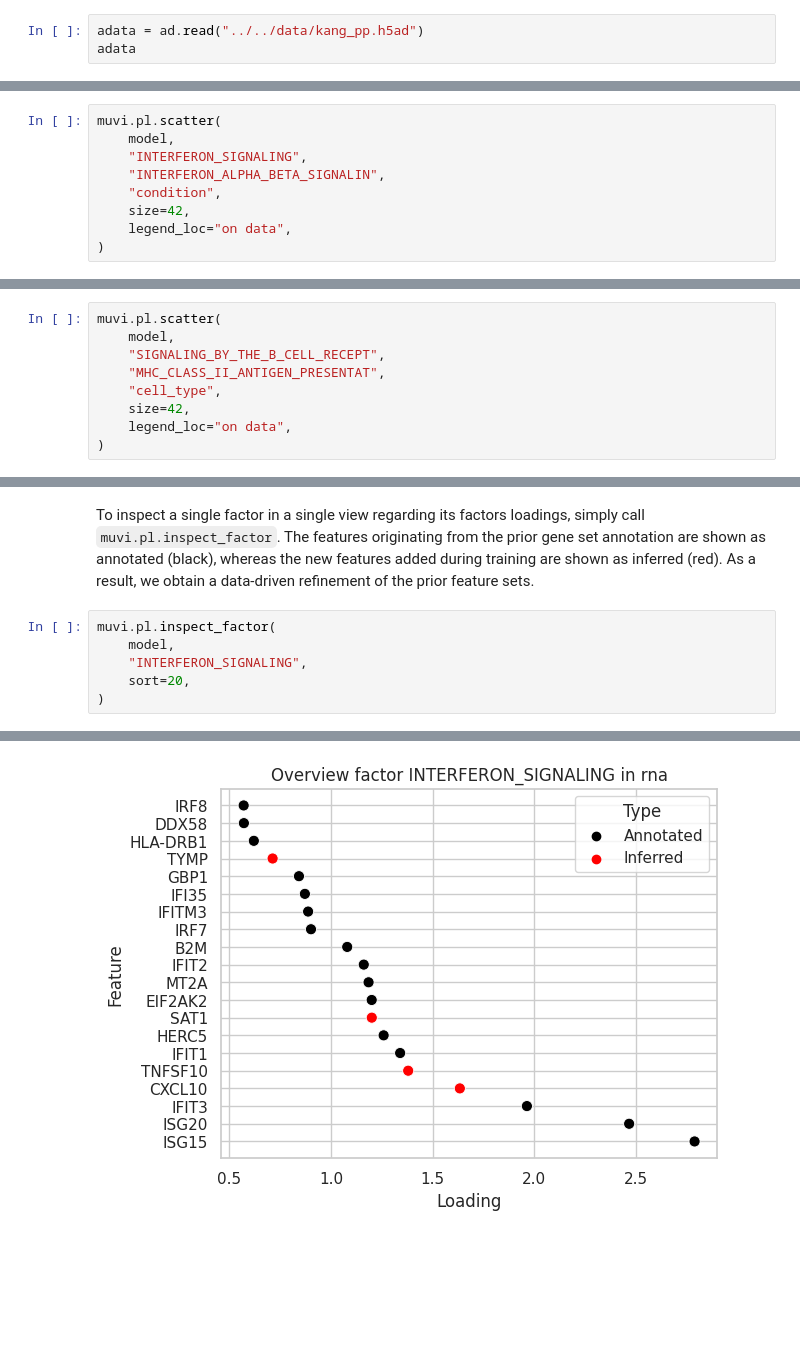
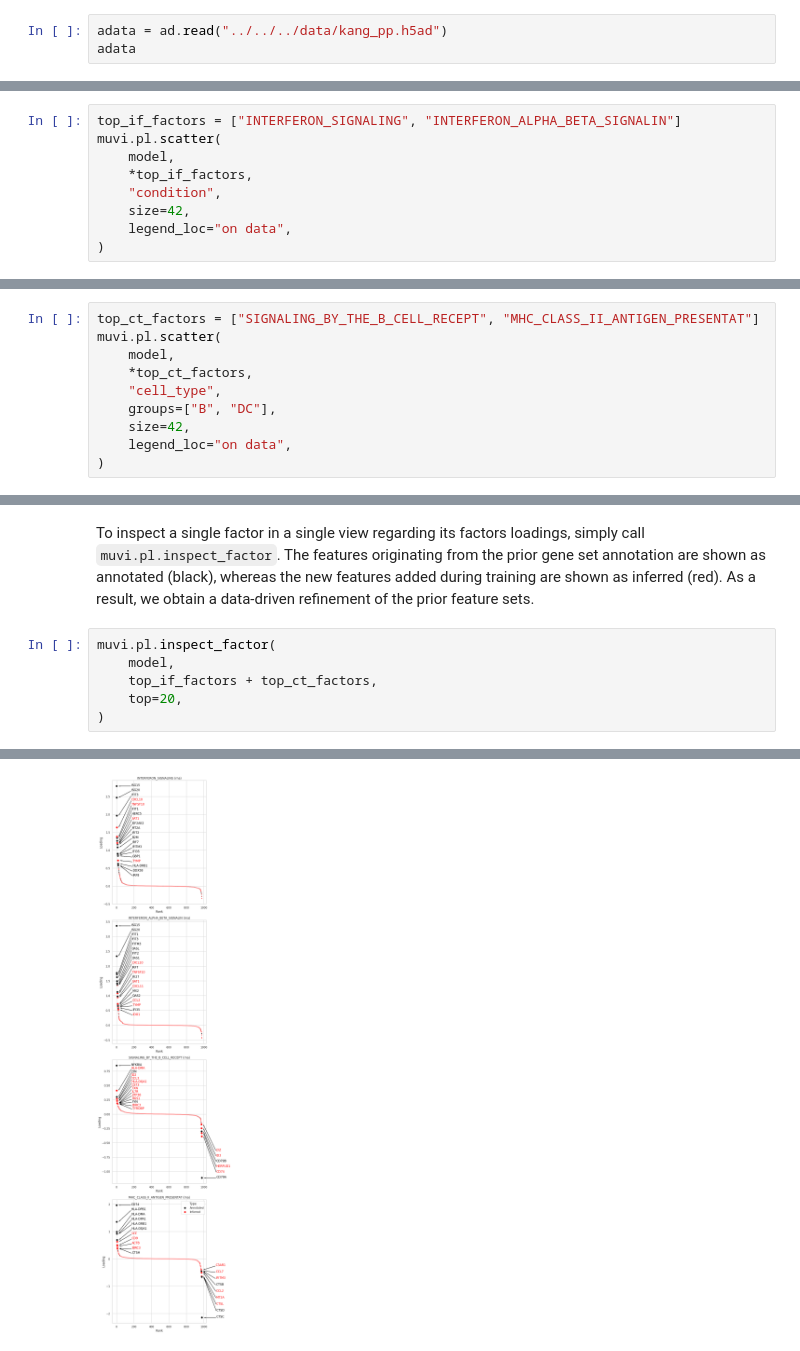
Before and after one commit to MLO-lab/MuVI, a Jupyter notebook: examples/2_single-cell_rna-seq.ipynb, the cells around one changed output, grey strips where cells are left out. Cells and saved outputs as stored; diff of their text form; blank space fills up the shorter version.

```diff
--- a/examples/2_single-cell_rna-seq.ipynb
+++ b/examples/2_single-cell_rna-seq.ipynb
@@ -49,7 +39,7 @@ Using GPU #2
 # %% [markdown]
 We adopt the preprocessing from [Rybakov et al., 2020](https://doi.org/10.1101/2020.12.02.401182). First, we load the processed AnnData object from the `.h5ad` file:
 # %%
-adata = ad.read("../../data/kang_pp.h5ad")
+adata = ad.read("../../../data/kang_pp.h5ad")
 adata
 # %% [output]
 AnnData object with n_obs × n_vars = 13576 × 979
@@ -199,8 +172,8 @@ WARNING: Dendrogram not added. Dendrogram is added only when the number of categ
 # %%
+top_if_factors = ["INTERFERON_SIGNALING", "INTERFERON_ALPHA_BETA_SIGNALIN"]
 muvi.pl.scatter(
     model,
-    "INTERFERON_SIGNALING",
-    "INTERFERON_ALPHA_BETA_SIGNALIN",
+    *top_if_factors,
     "condition",
     size=42,
     legend_loc="on data",
@@ -211,11 +183,12 @@ muvi.pl.scatter(
 # %% [markdown]
 We may also explore the informed latent factors that are specific to particular cell types.
 # %%
+top_ct_factors = ["SIGNALING_BY_THE_B_CELL_RECEPT", "MHC_CLASS_II_ANTIGEN_PRESENTAT"]
 muvi.pl.scatter(
     model,
-    "SIGNALING_BY_THE_B_CELL_RECEPT",
-    "MHC_CLASS_II_ANTIGEN_PRESENTAT",
+    *top_ct_factors,
     "cell_type",
+    groups=["B", "DC"],
     size=42,
     legend_loc="on data",
 )
@@ -227,7 +210,7 @@ To inspect a single factor in a single view regarding its factors loadings, simp
 # %%
 muvi.pl.inspect_factor(
     model,
-    "INTERFERON_SIGNALING",
-    sort=20,
+    top_if_factors + top_ct_factors,
+    top=20,
 )
 # %% [output]
@@ -235 +223 @@ muvi.pl.inspect_factor(
-[figure, old version]
+[figure, new version]
```
Also changed, not shown: parts of 28 cells of this notebook, 6 other files.
